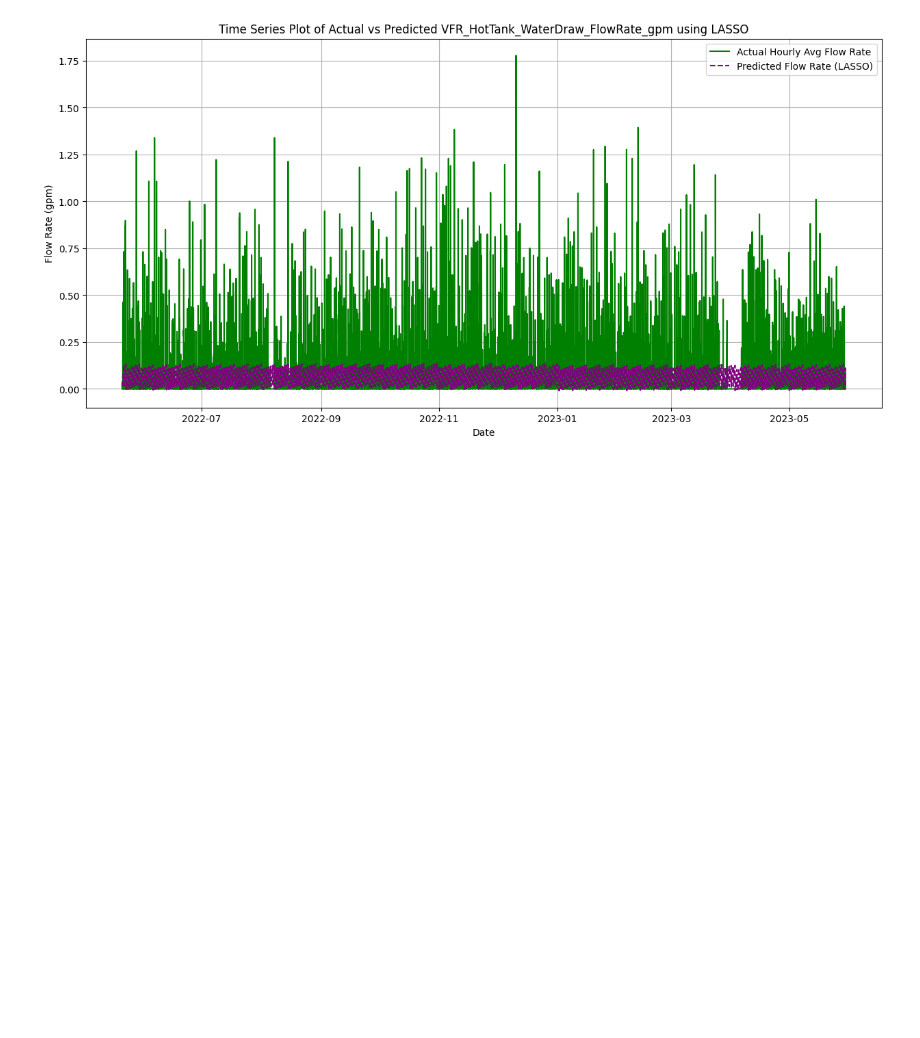
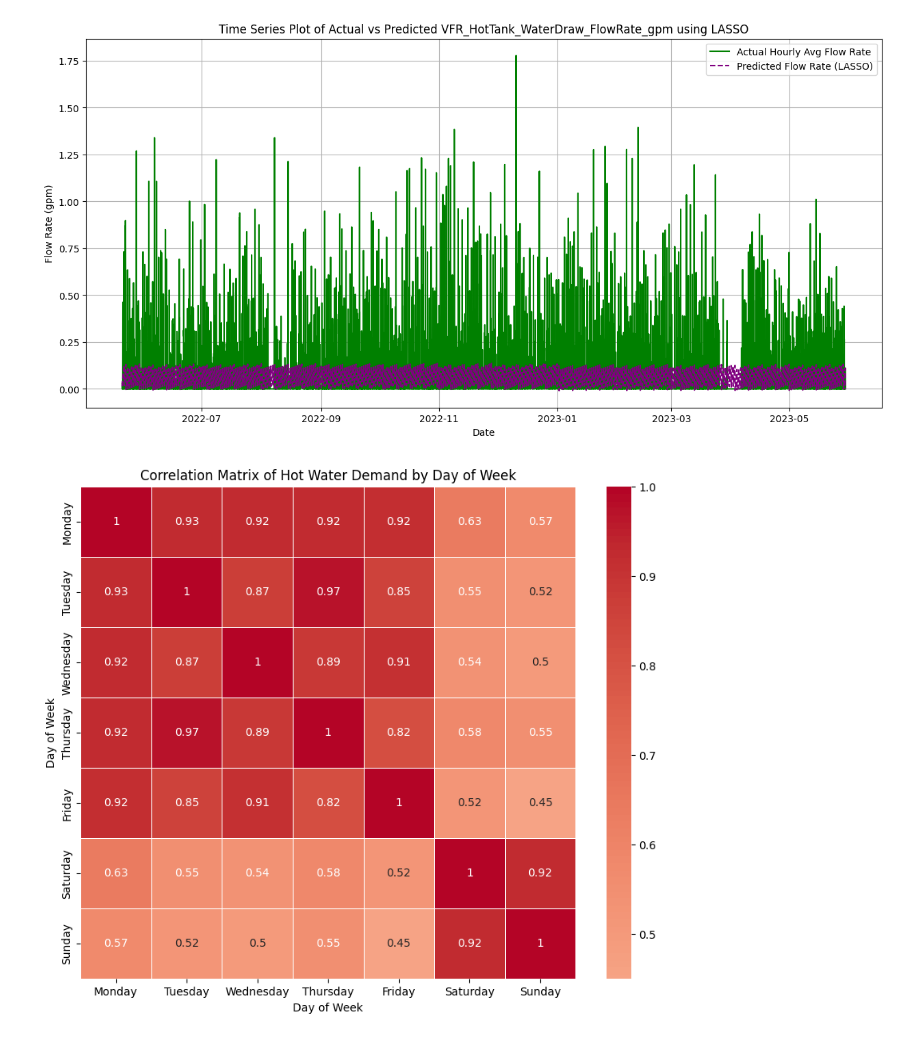
Before and after one commit to JadenFaste/Heidari-Analysis, a Jupyter notebook: Heidari.ipynb, the cells around one changed output. Cells and saved outputs as stored; diff of their text form; code cells hidden in the pictures; blank space fills up the shorter version.

Commit message:
Heatmap & features

```diff
--- a/Heidari.ipynb
+++ b/Heidari.ipynb
@@ -149,3 +149,47 @@ plt.show()
 # %% [output]
 Mean Squared Error for LASSO: 0.026320101331058193
 [figure]
+# %%
+import pandas as pd
+import numpy as np
+import matplotlib.pyplot as plt
+import seaborn as sns
+
+# Load the CSV file
+file_path = 'Test data.csv'
+data = pd.read_csv(file_path)
+
+# Extract the relevant column and convert the timestamp to datetime
+data['Date'] = pd.to_datetime(data['Date'])
+data.set_index('Date', inplace=True)
+
+# Extract the relevant column
+flow_rate = data['VFR_HotTank_WaterDraw_FlowRate_gpm']
+
+# Create time features
+flow_rate_hourly = flow_rate.resample('H').mean()
+flow_rate_hourly = flow_rate_hourly.dropna()
+flow_rate_hourly = flow_rate_hourly.to_frame().reset_index()
+flow_rate_hourly['DayOfWeek'] = flow_rate_hourly['Date'].dt.day_name()  # Change this line
+flow_rate_hourly['Hour'] = flow_rate_hourly['Date'].dt.hour
+
+# Pivot the data to get the average flow rate for each hour of each day
+pivot_table = flow_rate_hourly.pivot_table(values='VFR_HotTank_WaterDraw_FlowRate_gpm',
+                                           index='Hour', columns='DayOfWeek', aggfunc=np.mean)
+
+# Order the days of the week
+days_order = ['Monday', 'Tuesday', 'Wednesday', 'Thursday', 'Friday', 'Saturday', 'Sunday']
+pivot_table = pivot_table[days_order]
+
+# Calculate the correlation matrix
+correlation_matrix = pivot_table.corr()
+
+# Plot the correlation matrix
+plt.figure(figsize=(10, 8))
+sns.heatmap(correlation_matrix, annot=True, cmap='coolwarm', center=0, linewidths=.5)
+plt.title('Correlation Matrix of Hot Water Demand by Day of Week')
+plt.xlabel('Day of Week')
+plt.ylabel('Day of Week')
+plt.show()
+# %% [output]
+[figure, added]
```
Also changed, not shown: parts of 1 cell of this notebook.
